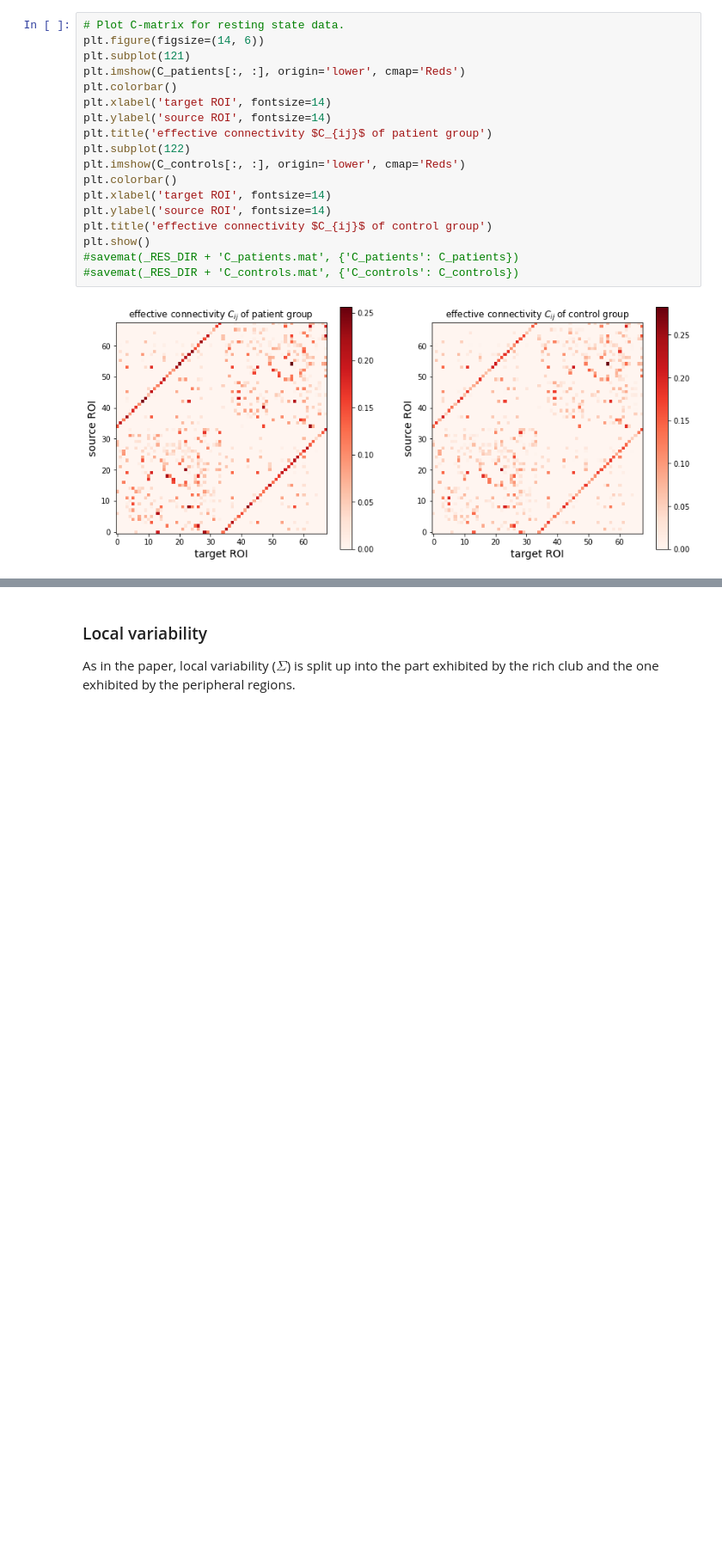
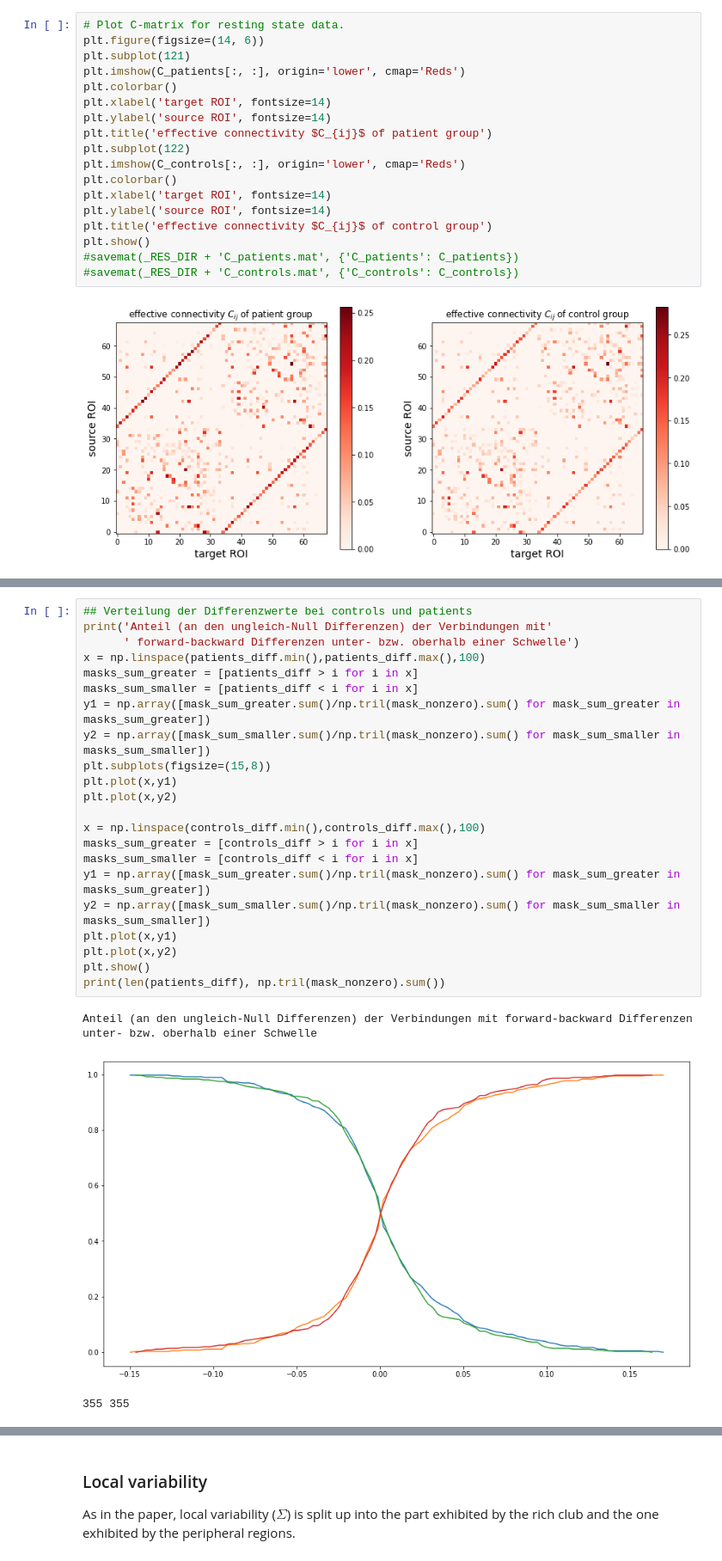
Before and after one commit to bjoernkoehn21/Reproduce-results-from-Senden-paper, a Jupyter notebook: SZ_analysis_FC_avg_based.ipynb, the cells around one changed output, grey strips where cells are left out. Shown: that part at 86% size. Cells and saved outputs as stored; diff of their text form; blank space fills up the shorter version.

Commit message:
#5 -- add forward/backward analysis to SZ_analysis_FC_avg_based and total_analysis

```diff
--- a/SZ_analysis_FC_avg_based.ipynb
+++ b/SZ_analysis_FC_avg_based.ipynb
@@ -726 +985,27 @@ plt.show()
+# %%
+## Verteilung der Differenzwerte bei controls und patients
+print('Anteil (an den ungleich-Null Differenzen) der Verbindungen mit'
+      ' forward-backward Differenzen unter- bzw. oberhalb einer Schwelle')
+x = np.linspace(patients_diff.min(),patients_diff.max(),100)
+masks_sum_greater = [patients_diff > i for i in x]
+masks_sum_smaller = [patients_diff < i for i in x]
+y1 = np.array([mask_sum_greater.sum()/np.tril(mask_nonzero).sum() for mask_sum_greater in masks_sum_greater])
+y2 = np.array([mask_sum_smaller.sum()/np.tril(mask_nonzero).sum() for mask_sum_smaller in masks_sum_smaller])
+plt.subplots(figsize=(15,8))
+plt.plot(x,y1)
+plt.plot(x,y2)
+
+x = np.linspace(controls_diff.min(),controls_diff.max(),100)
+masks_sum_greater = [controls_diff > i for i in x]
+masks_sum_smaller = [controls_diff < i for i in x]
+y1 = np.array([mask_sum_greater.sum()/np.tril(mask_nonzero).sum() for mask_sum_greater in masks_sum_greater])
+y2 = np.array([mask_sum_smaller.sum()/np.tril(mask_nonzero).sum() for mask_sum_smaller in masks_sum_smaller])
+plt.plot(x,y1)
+plt.plot(x,y2)
+plt.show()
+print(len(patients_diff), np.tril(mask_nonzero).sum())
+# %% [output]
+Anteil (an den ungleich-Null Differenzen) der Verbindungen mit forward-backward Differenzen unter- bzw. oberhalb einer Schwelle
+[figure, added]
+355 355
 # %%
```
Also changed, not shown: parts of 7 cells of this notebook, 3 other files.
